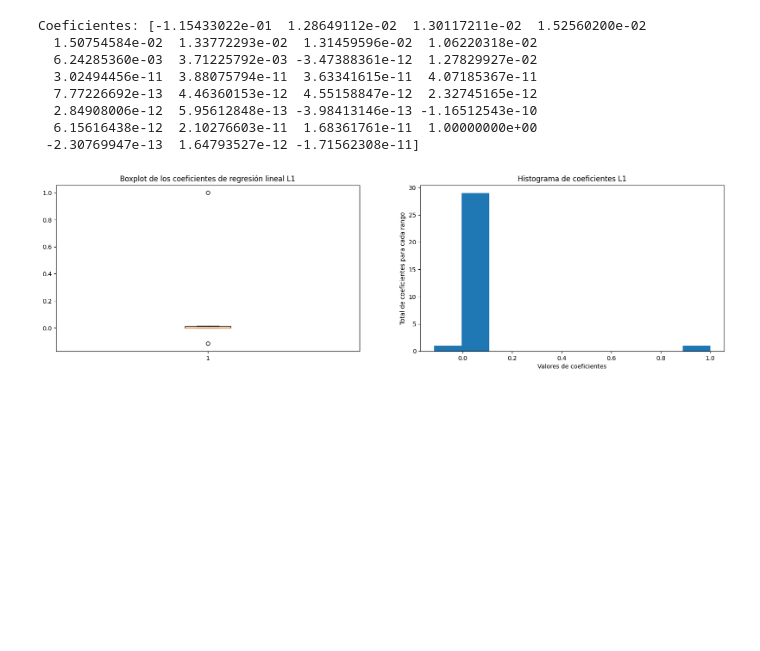
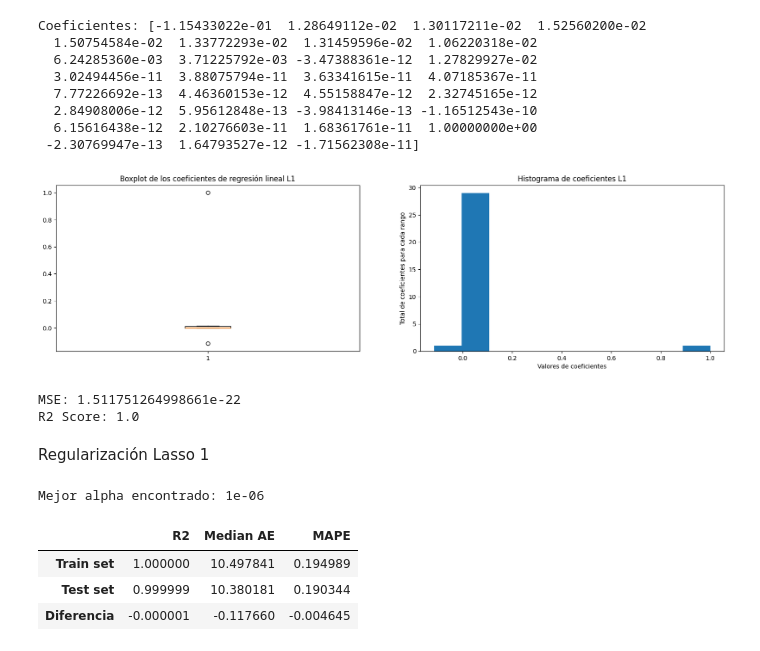
Before and after one commit to RmVa23/regularized-linear-regression, a Jupyter notebook: src/regresion-lineal.ipynb, the cells around one changed output. Drawn from its saved outputs; the diff is of its cells as text; code cells hidden in the pictures; blank space fills up the shorter version.

```diff
--- a/src/regresion-lineal.ipynb
+++ b/src/regresion-lineal.ipynb
@@ -62,0 +65,25 @@ plt.show()
+# %%
+print(f"MSE: {mean_squared_error(y_test, y_pred)}")
+print(f"R2 Score: {r2_score(y_test, y_pred)}")
+# %% [output]
+MSE: 1.511751264998661e-22
+R2 Score: 1.0
+# %% [markdown]
+Regularización Lasso 1
+# %%
+# Entrenamos un modelo LassoCV debemos encontrar un buen valor de alpha (determina la intensidad de la regularización) mediante validación cruzada
+m_lasso = LassoCV(alphas=np.logspace(-6, 6, 10), cv=5, random_state=42, n_jobs=-1, max_iter=10000).fit(X_train, y_train)
+
+print(f'Mejor alpha encontrado: {m_lasso.alpha_}')
+# %% [output]
+Mejor alpha encontrado: 1e-06
+# %%
+yhat_train_lasso = m_lasso.predict(X_train)
+yhat_lasso = m_lasso.predict(X_test)
+
+get_metrics(yhat_lasso, y_test, yhat_train_lasso, y_train)
+# %% [output]
+|  | R2 | Median AE | MAPE |
+| Train set | 1.000000 | 10.497841 | 0.194989 |
+| Test set | 0.999999 | 10.380181 | 0.190344 |
+| Diferencia | -0.000001 | -0.117660 | -0.004645 |
```
Also changed, not shown: parts of 7 cells of this notebook, 1 other file.
